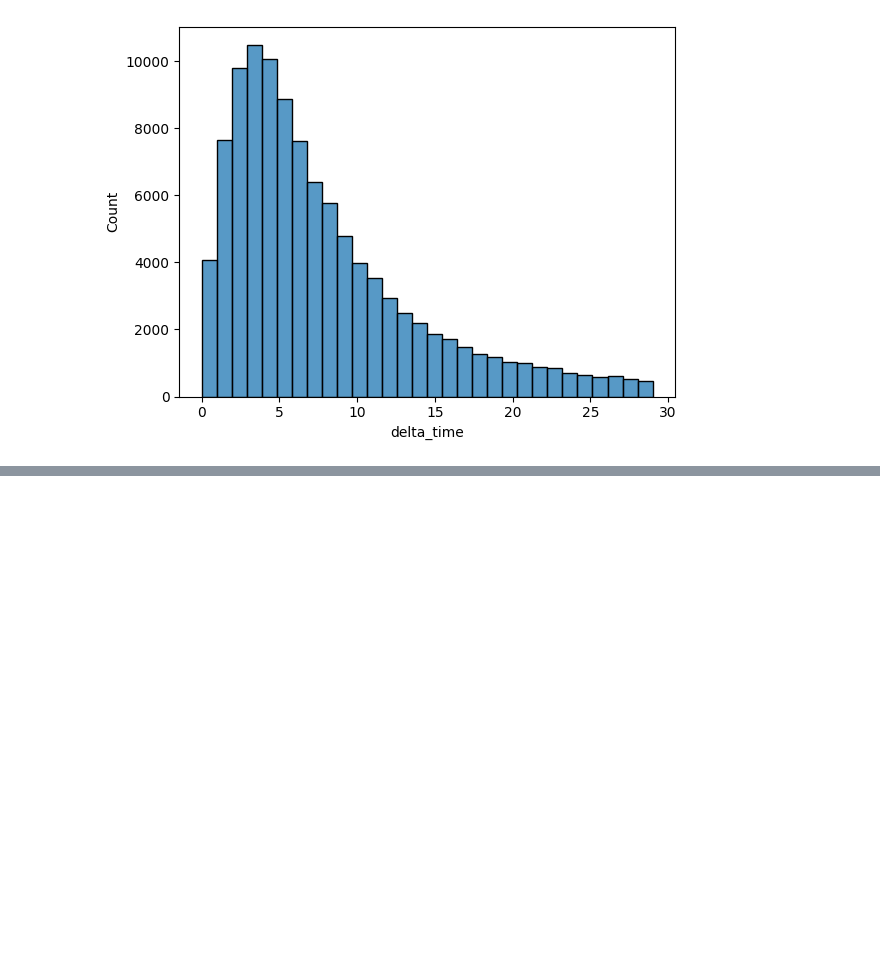
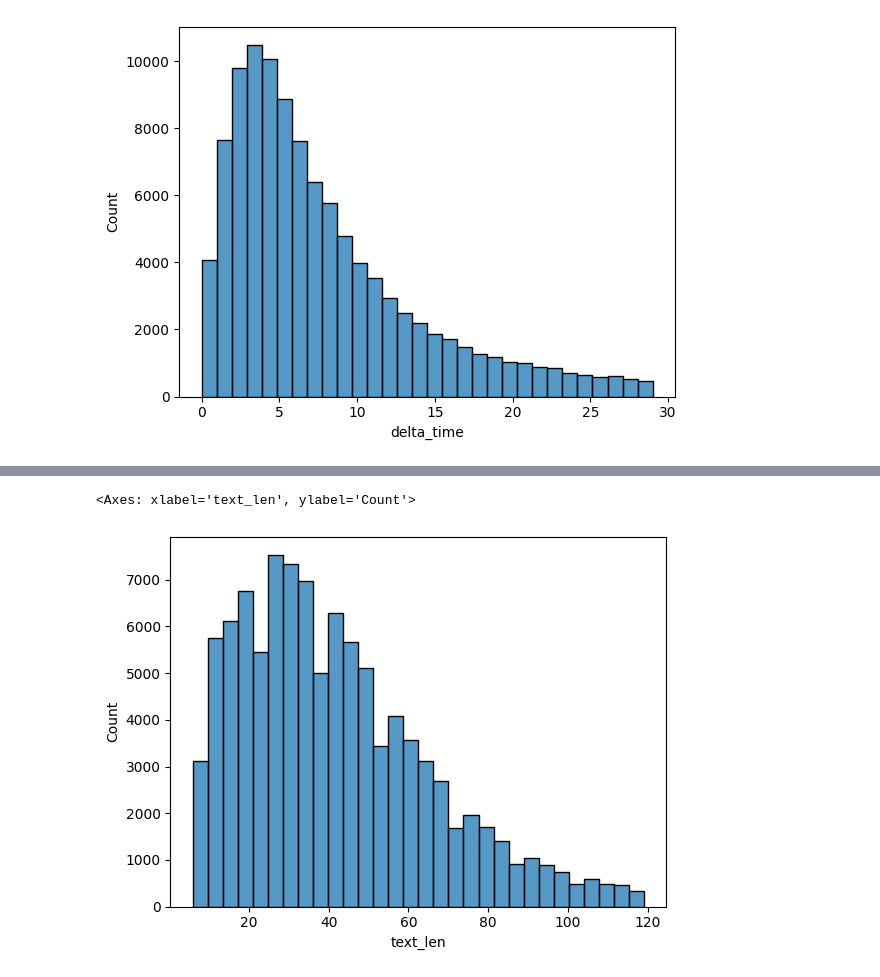
Before and after one commit to semwin2008/tokarev, a Jupyter notebook: model/solution.ipynb, the cells around one changed output, grey strips where cells are left out. Saved outputs shown, nothing was run; the diff lists cells and outputs as text; code cells hidden in the pictures; blank space fills up the shorter version.

```diff
--- a/model/solution.ipynb
+++ b/model/solution.ipynb
@@ -62,0 +88,9 @@ dataset.__len__()
+# %%
+threshold = 4 * 30 # 100 symbols
+tl = dataset['text_len']
+dataset = dataset[(5 < tl) & (tl < threshold) & (dataset['next_text'].str.len() > 0)]
+
+sns.histplot(dataset['text_len'], bins=30)
+# %% [output]
+<Axes: xlabel='text_len', ylabel='Count'>
+[figure, added]
```
Also changed, not shown: parts of 13 cells of this notebook.
